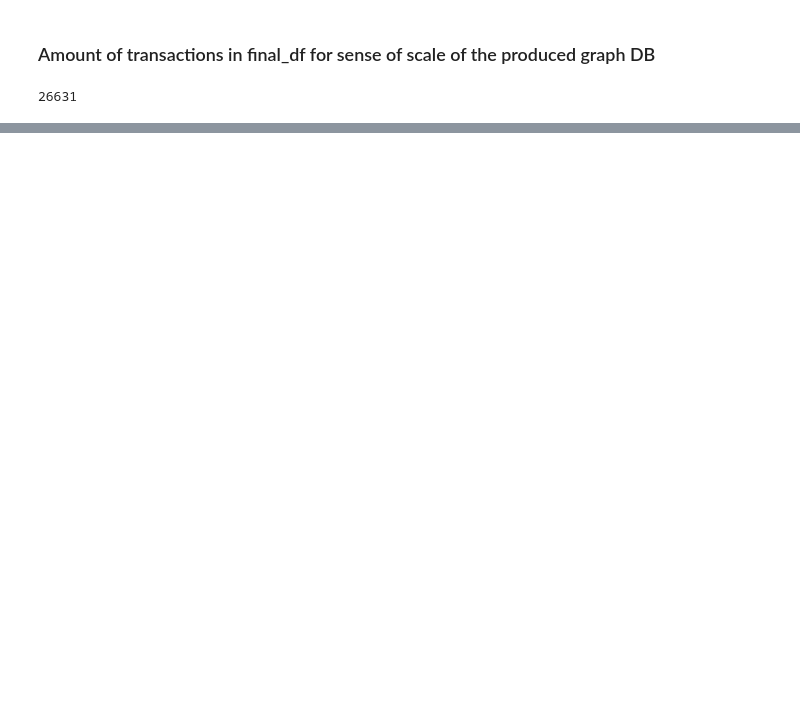
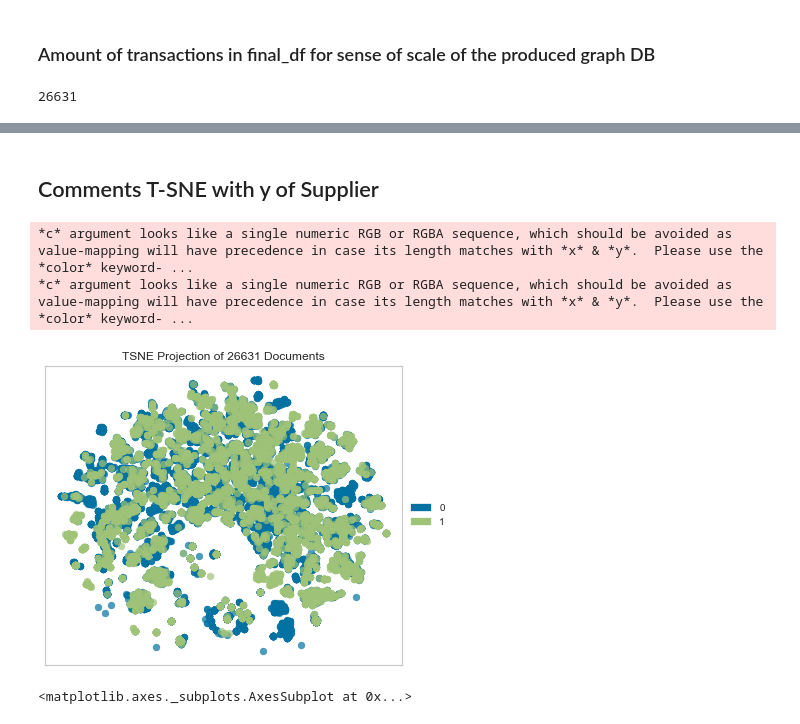
Before and after one commit to MichaelBurak/arms-trade-analysis, a Jupyter notebook: sipri-trades.ipynb, the cells around one changed output, grey strips where cells are left out. Saved outputs shown, nothing was run; the diff lists cells and outputs as text; code cells hidden in the pictures; blank space fills up the shorter version.

Commit message:
NLP work on Comments

```diff
--- a/sipri-trades.ipynb
+++ b/sipri-trades.ipynb
@@ -1483,0 +1498,10 @@ time_df.tail()
+# %%
+bool_df = final_df.copy()
+
+bool_df['Supplier'] = bool_df['Supplier'].where(bool_df['Supplier'] == "United States", "Other")
+bool_df['Supplier']=bool_df.replace({'Supplier' : { 'United States' : 1, 'Other' : 0}})
+
+bool_df['Recipient'] = bool_df['Recipient'].where(bool_df['Recipient'] == "United States", "Other")
+bool_df['Recipient']=bool_df.replace({'Recipient' : { 'United States' : 1, 'Other' : 0}})
+
+bool_df['Supplier'].value_counts()
@@ -1483,0 +1512,8 @@ time_df.tail()
+# %%
+#removing stopwords from comments
+from nltk.corpus import stopwords
+stop = stopwords.words('english')
+
+clean_comments = bool_df['Comments'] = bool_df['Comments'].apply(lambda x: ' '.join([word for word in x.split() if word not in (stop)]))
+
+clean_comments
@@ -1483,0 +1533,19 @@ time_df.tail()
+# %% [markdown]
+## Comments T-SNE with y of Supplier
+# %%
+from sklearn.feature_extraction.text import TfidfVectorizer
+from yellowbrick.text import TSNEVisualizer
+
+tfidf = TfidfVectorizer()
+
+X = tfidf.fit_transform(clean_comments)
+y = bool_df['Supplier']
+
+tsne = TSNEVisualizer()
+tsne.fit(X, y)
+tsne.show()
+# %% [output]
+*c* argument looks like a single numeric RGB or RGBA sequence, which should be avoided as value-mapping will have precedence in case its length matches with *x* & *y*.  Please use the *color* keyword- ...
+*c* argument looks like a single numeric RGB or RGBA sequence, which should be avoided as value-mapping will have precedence in case its length matches with *x* & *y*.  Please use the *color* keyword- ...
+[figure, added]
+<matplotlib.axes._subplots.AxesSubplot at 0x...>
```
Also changed, not shown: parts of 21 cells of this notebook, 1 other file.
